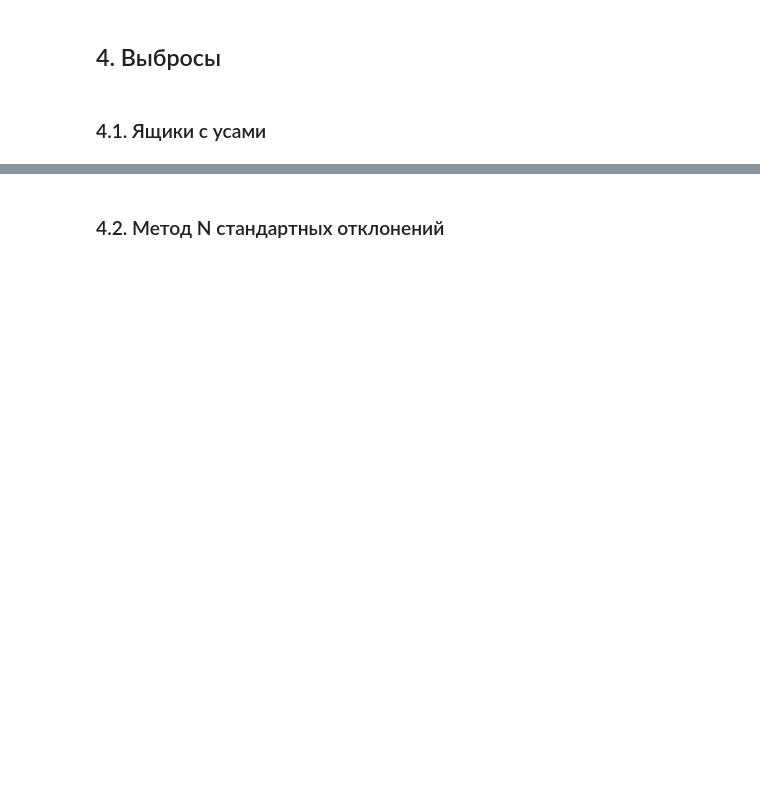
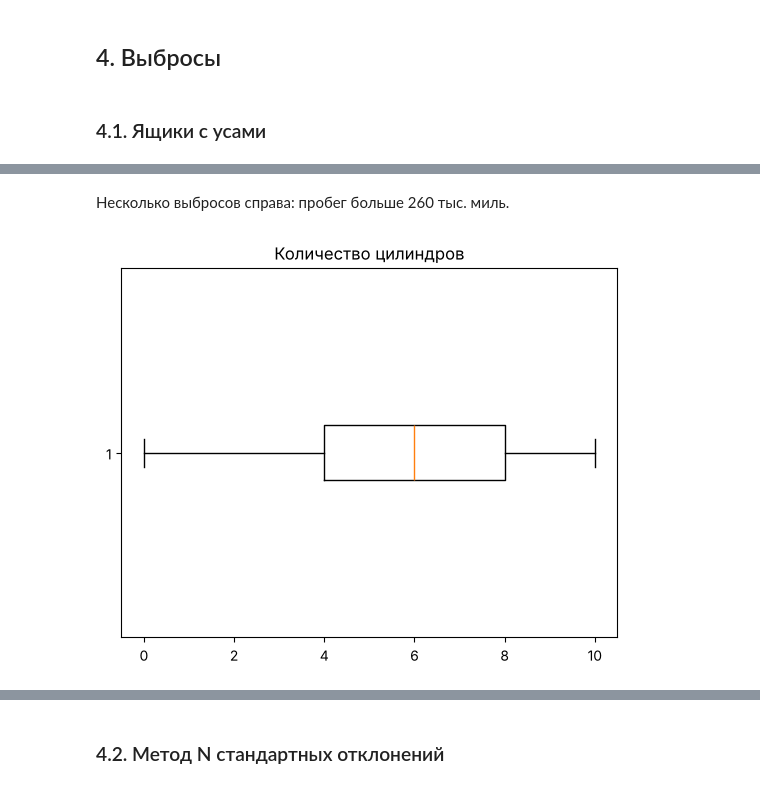
Before and after one commit to pavchundg/project-andan, a Jupyter notebook: Проект_анализ_цен_автомобилей.ipynb, the cells around one changed output, grey strips where cells are left out. Drawn from its saved outputs; the diff is of its cells as text; code cells hidden in the pictures; blank space fills up the shorter version.

```diff
--- a/Проект_анализ_цен_автомобилей.ipynb
+++ b/Проект_анализ_цен_автомобилей.ipynb
@@ -170,0 +157,8 @@ for col in num_cols:
+# %% [markdown]
+Несколько выбросов справа: пробег больше 260 тыс. миль.
+# %%
+plt.boxplot(df_clean['Количество цилиндров'], orientation='horizontal')
+plt.title('Количество цилиндров')
+plt.show()
+# %% [output]
+[figure, added]
```
Also changed, not shown: parts of 128 cells of this notebook, 2 other files.
